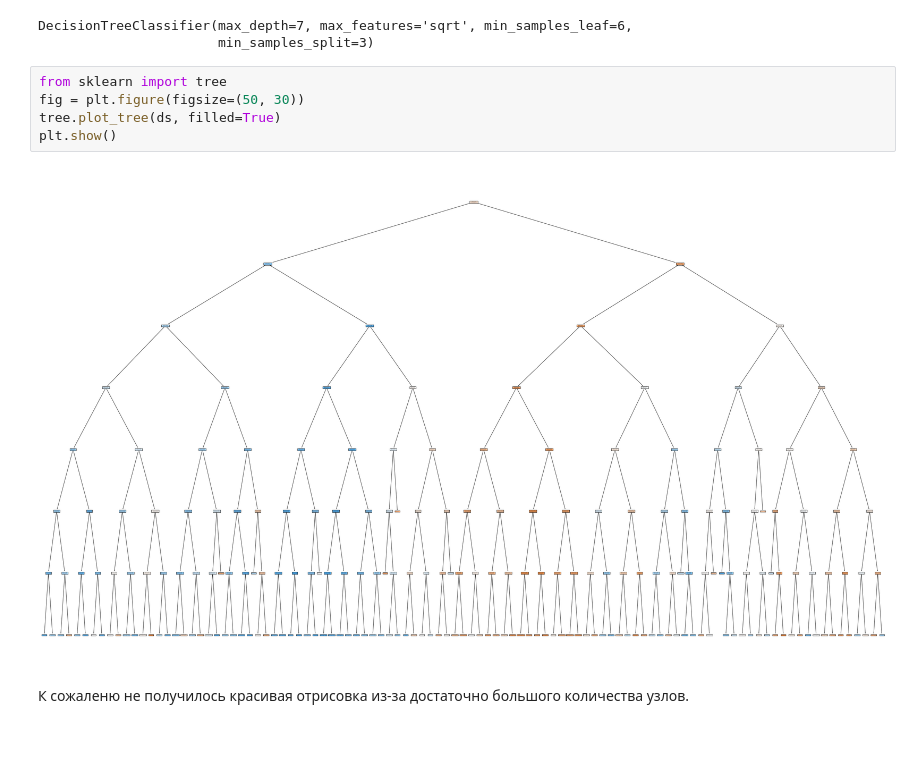
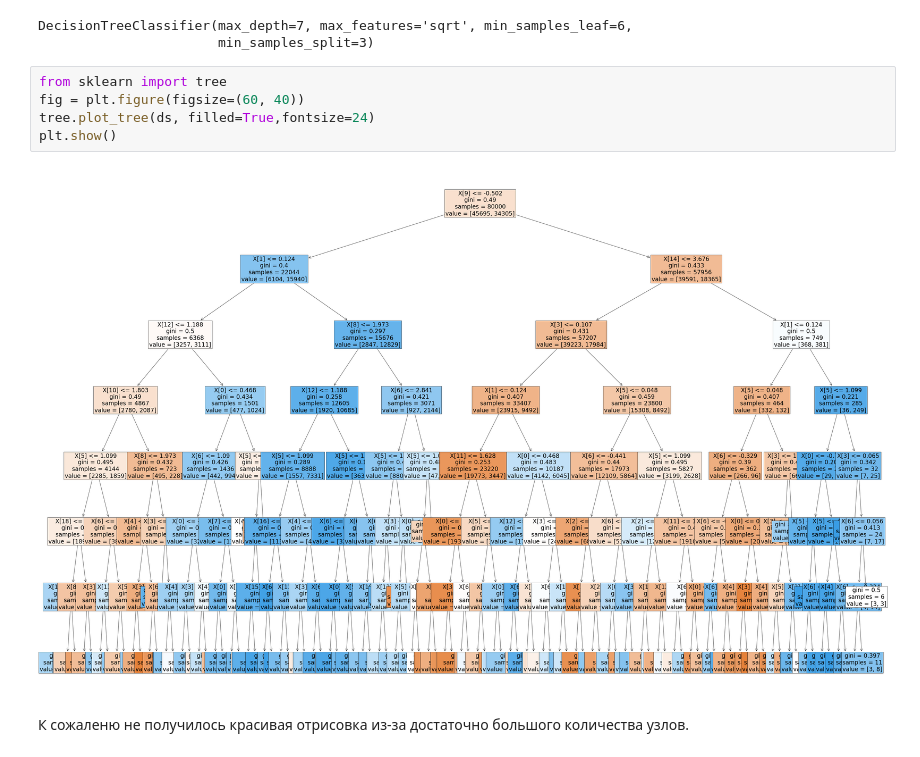
Before and after one commit to NataLobster/ml-intro, a Jupyter notebook: rf_classifier.ipynb, the cells around one changed output. Cells and saved outputs as stored; diff of their text form.

```diff
--- a/rf_classifier.ipynb
+++ b/rf_classifier.ipynb
@@ -955,11 +954,11 @@ DecisionTreeClassifier(max_depth=7, max_features='sqrt', min_samples_leaf=6,
                        min_samples_split=3)
 # %%
 from sklearn import tree
-fig = plt.figure(figsize=(50, 30))
-tree.plot_tree(ds, filled=True)
+fig = plt.figure(figsize=(60, 40))
+tree.plot_tree(ds, filled=True,fontsize=24)
 plt.show()
 # %% [output]
-[figure, old version]
+[figure, new version]
 # %% [markdown]
 К сожаленю не получилось красивая отрисовка из-за достаточно большого количества узлов.
 # %% [markdown]
```
Also changed, not shown: parts of 7 cells of this notebook.
